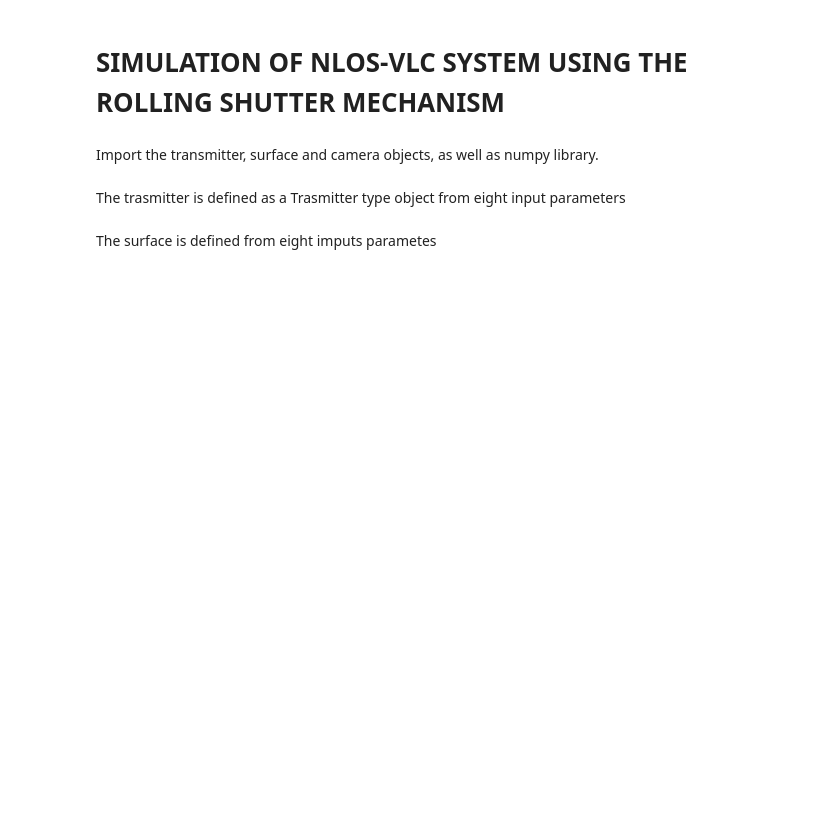
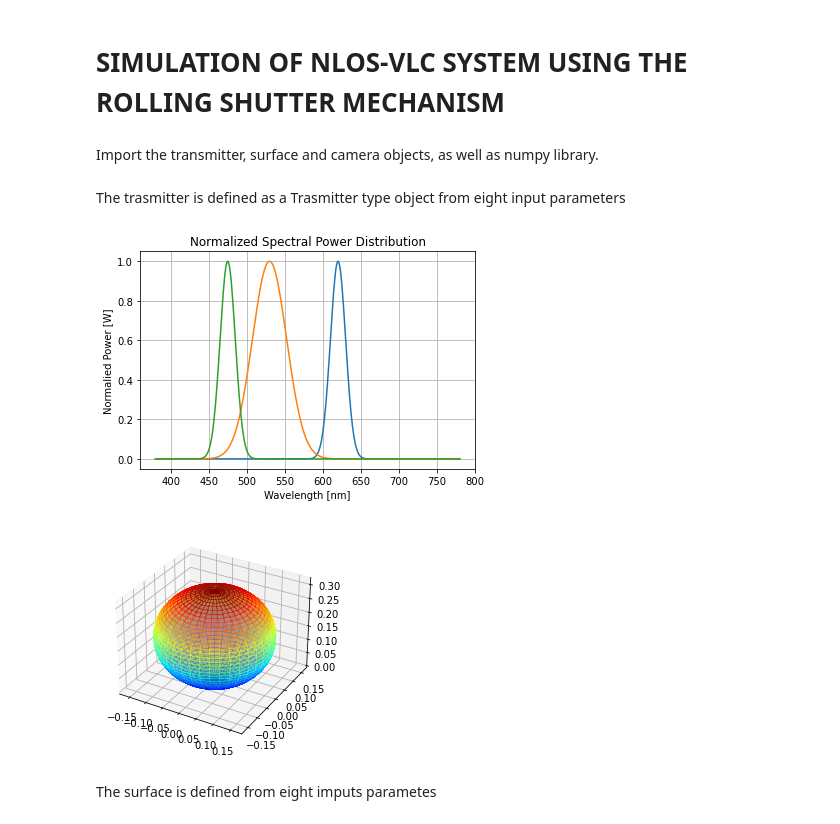
Before and after one commit to jufgutierrezgo/rs-vlc-model, a Jupyter notebook: rs-vlc-simulation.ipynb, the cells around one changed output. Cells and saved outputs as stored; diff of their text form; code cells hidden in the pictures; blank space fills up the shorter version.

```diff
--- a/rs-vlc-simulation.ipynb
+++ b/rs-vlc-simulation.ipynb
@@ -16,15 +16,19 @@ The trasmitter is defined as a Trasmitter type object from eight input parameter
 # %%
 transmitter = Transmitter(
         "Led1",
-        position=[2.5, 2.5, 3],
+        position=[3, 4, 8],
         normal=[0, 0, -1],
         mlambert=1,
         wavelengths=[620, 530, 475],
         fwhm=[20, 45, 20],
         modulation='ieee16',
         luminous_flux=5000
     )
 transmitter.plot_spd_normalized()
+transmitter.plot_led_pattern()
+# %% [output]
+[figure, added]
+[figure, added]
 # %% [markdown]
 The surface is defined from eight imputs parametes
 # %%
```
Also changed, not shown: parts of 2 cells of this notebook, 3 other files.
